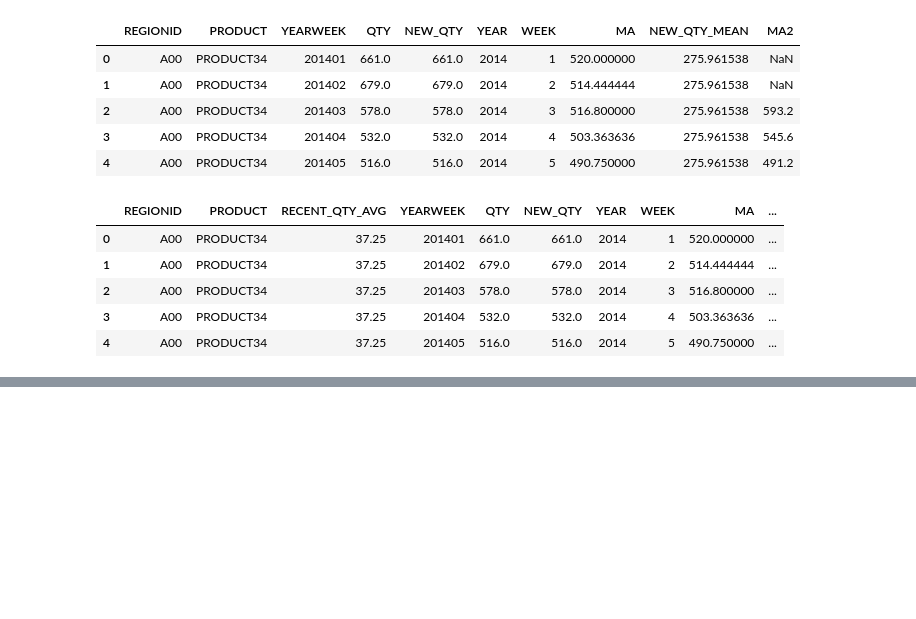
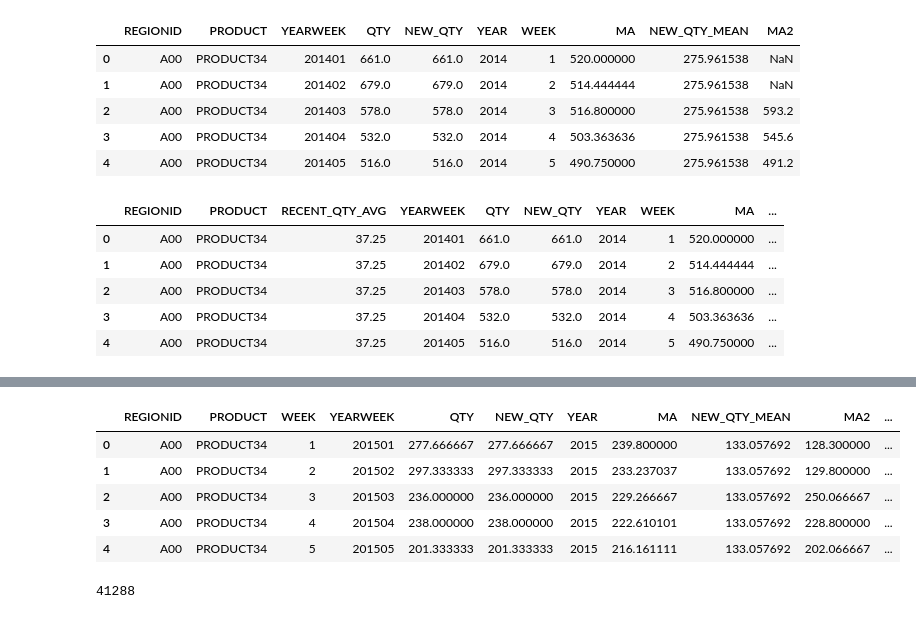
Before and after one commit to hyeongseobb/Python, a Jupyter notebook: Project_Seasonality2.ipynb, the cells around one changed output, grey strips where cells are left out. Saved outputs shown, nothing was run; the diff lists cells and outputs as text; code cells hidden in the pictures; blank space fills up the shorter version.

```diff
--- a/Project_Seasonality2.ipynb
+++ b/Project_Seasonality2.ipynb
@@ -325,0 +354,14 @@ mergeResult2.head()
+# %%
+finalResult3 = finalResult2.reset_index()
+finalResult3.head()
+# %% [output]
+|  | REGIONID | PRODUCT | WEEK | YEARWEEK | QTY | NEW_QTY | YEAR | MA | NEW_QTY_MEAN | MA2 | ... |
+| 0 | A00 | PRODUCT34 | 1 | 201501 | 277.666667 | 277.666667 | 2015 | 239.800000 | 133.057692 | 128.300000 | ... |
+| 1 | A00 | PRODUCT34 | 2 | 201502 | 297.333333 | 297.333333 | 2015 | 233.237037 | 133.057692 | 129.800000 | ... |
+| 2 | A00 | PRODUCT34 | 3 | 201503 | 236.000000 | 236.000000 | 2015 | 229.266667 | 133.057692 | 250.066667 | ... |
+| 3 | A00 | PRODUCT34 | 4 | 201504 | 238.000000 | 238.000000 | 2015 | 222.610101 | 133.057692 | 228.800000 | ... |
+| 4 | A00 | PRODUCT34 | 5 | 201505 | 201.333333 | 201.333333 | 2015 | 216.161111 | 133.057692 | 202.066667 | ... |
+# %%
+len(finalResult3)
+# %% [output]
+41288
```
Also changed, not shown: parts of 8 cells of this notebook, 23 other files.
